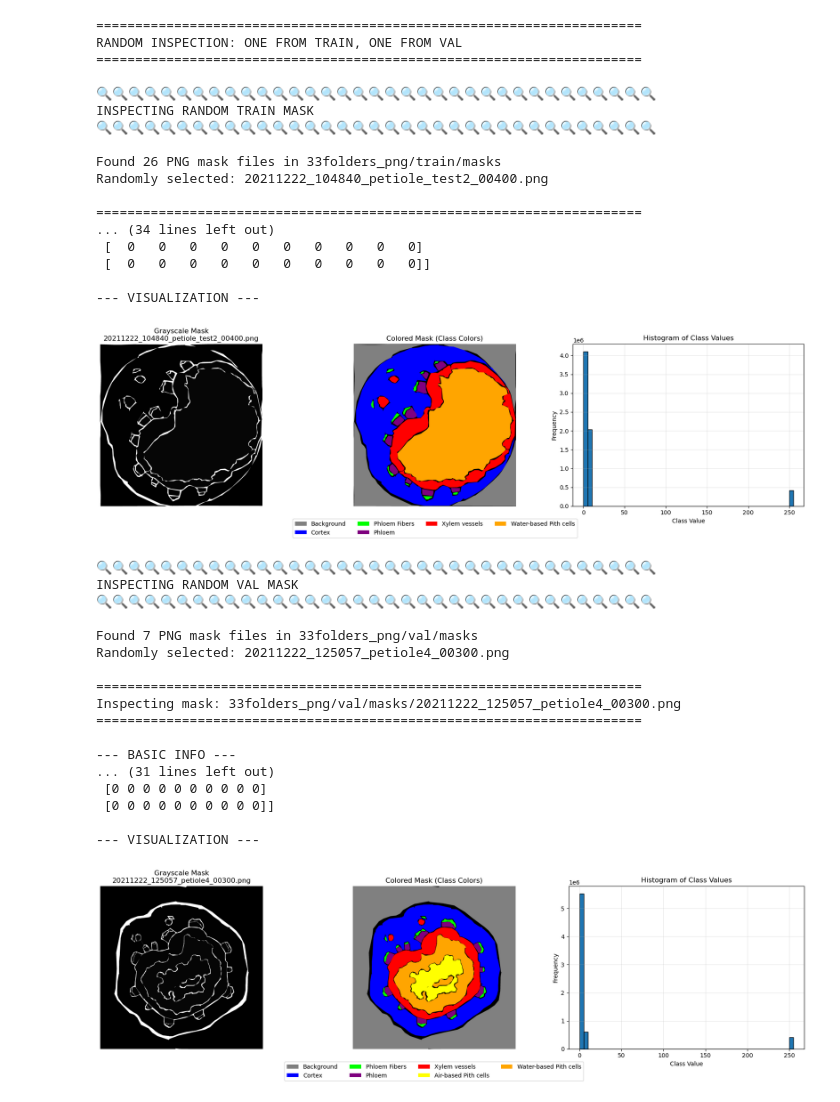
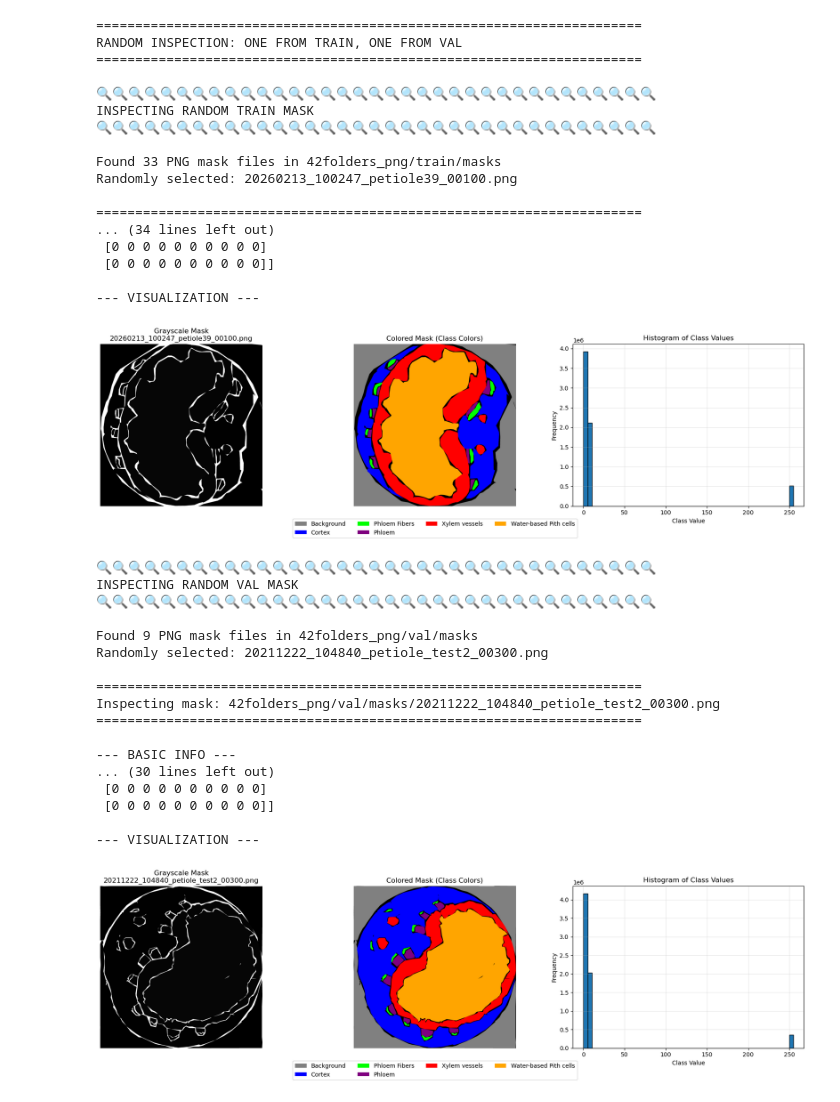
Before and after one commit to xiaoyachong/lightly_test, a Jupyter notebook: convert_png_plants.ipynb, the cells around one changed output. Cells and saved outputs as stored; diff of their text form; code cells hidden in the pictures.

```diff
--- a/convert_png_plants.ipynb
+++ b/convert_png_plants.ipynb
@@ -794,7 +794,7 @@ if __name__ == "__main__":
     print("="*70)
     print("RANDOM INSPECTION: ONE FROM TRAIN, ONE FROM VAL")
     print("="*70)
-    inspect_random_from_train_and_val("33folders_png", seed=42)
+    inspect_random_from_train_and_val("42folders_png", seed=42)
 
     # Alternative examples:
 
@@ -808,40 +808,40 @@ if __name__ == "__main__":
     #     image_path="4folders_png/train/images/sand1_recon_01212.png",
     #     mask_path="4folders_png/train/masks/sand1_recon_01212.png"
     # )
 # %% [output]
 ======================================================================
 RANDOM INSPECTION: ONE FROM TRAIN, ONE FROM VAL
 ======================================================================
 
 🔍🔍🔍🔍🔍🔍🔍🔍🔍🔍🔍🔍🔍🔍🔍🔍🔍🔍🔍🔍🔍🔍🔍🔍🔍🔍🔍🔍🔍🔍🔍🔍🔍🔍🔍
 INSPECTING RANDOM TRAIN MASK
 🔍🔍🔍🔍🔍🔍🔍🔍🔍🔍🔍🔍🔍🔍🔍🔍🔍🔍🔍🔍🔍🔍🔍🔍🔍🔍🔍🔍🔍🔍🔍🔍🔍🔍🔍
 
-Found 26 PNG mask files in 33folders_png/train/masks
-Randomly selected: 20211222_104840_petiole_test2_00400.png
+Found 33 PNG mask files in 42folders_png/train/masks
+Randomly selected: 20260213_100247_petiole39_00100.png
 
 ======================================================================
 ... (34 lines left out)
- [  0   0   0   0   0   0   0   0   0   0]
- [  0   0   0   0   0   0   0   0   0   0]]
+ [0 0 0 0 0 0 0 0 0 0]
+ [0 0 0 0 0 0 0 0 0 0]]
 
 --- VISUALIZATION ---
-[figure, old version]
+[figure, new version]
 🔍🔍🔍🔍🔍🔍🔍🔍🔍🔍🔍🔍🔍🔍🔍🔍🔍🔍🔍🔍🔍🔍🔍🔍🔍🔍🔍🔍🔍🔍🔍🔍🔍🔍🔍
 INSPECTING RANDOM VAL MASK
 🔍🔍🔍🔍🔍🔍🔍🔍🔍🔍🔍🔍🔍🔍🔍🔍🔍🔍🔍🔍🔍🔍🔍🔍🔍🔍🔍🔍🔍🔍🔍🔍🔍🔍🔍
 
-Found 7 PNG mask files in 33folders_png/val/masks
-Randomly selected: 20211222_125057_petiole4_00300.png
+Found 9 PNG mask files in 42folders_png/val/masks
+Randomly selected: 20211222_104840_petiole_test2_00300.png
 
 ======================================================================
-Inspecting mask: 33folders_png/val/masks/20211222_125057_petiole4_00300.png
+Inspecting mask: 42folders_png/val/masks/20211222_104840_petiole_test2_00300.png
 ======================================================================
 
 --- BASIC INFO ---
-... (31 lines left out)
+... (30 lines left out)
  [0 0 0 0 0 0 0 0 0 0]
  [0 0 0 0 0 0 0 0 0 0]]
 
 --- VISUALIZATION ---
-[figure, old version]
+[figure, new version]
```
Also changed, not shown: parts of 2 cells of this notebook, 7 other files.
